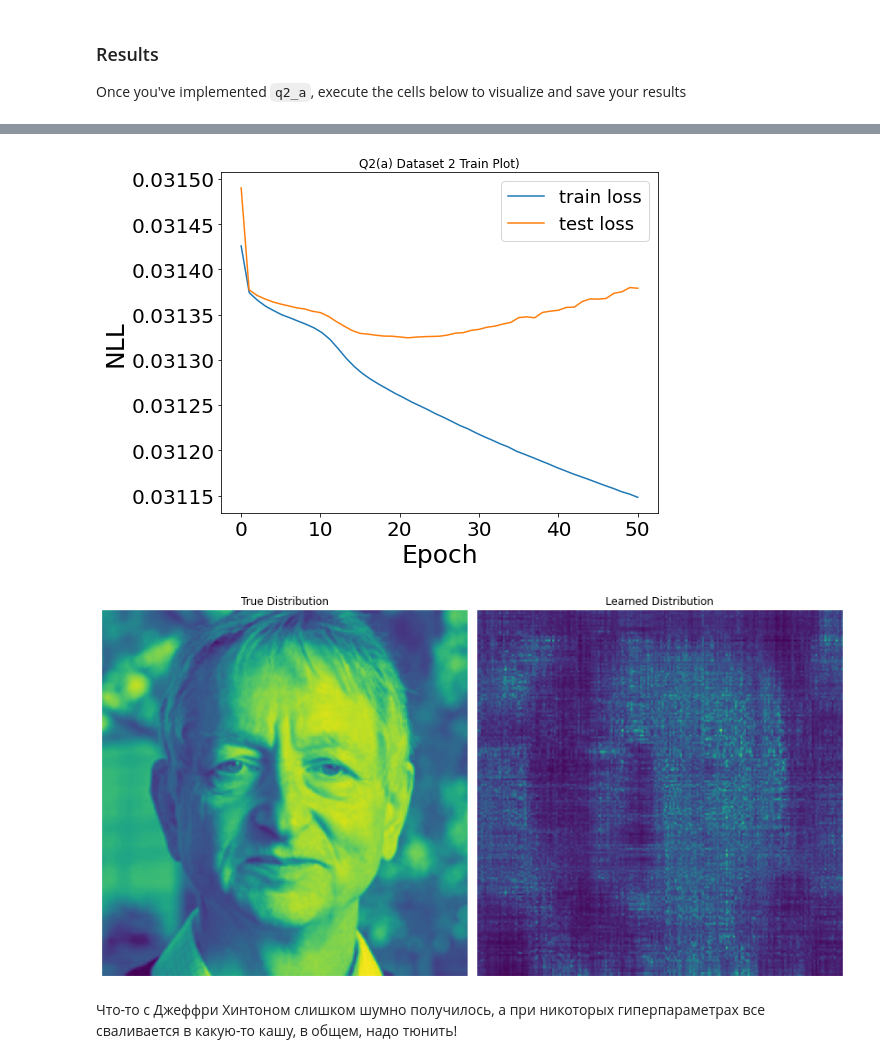
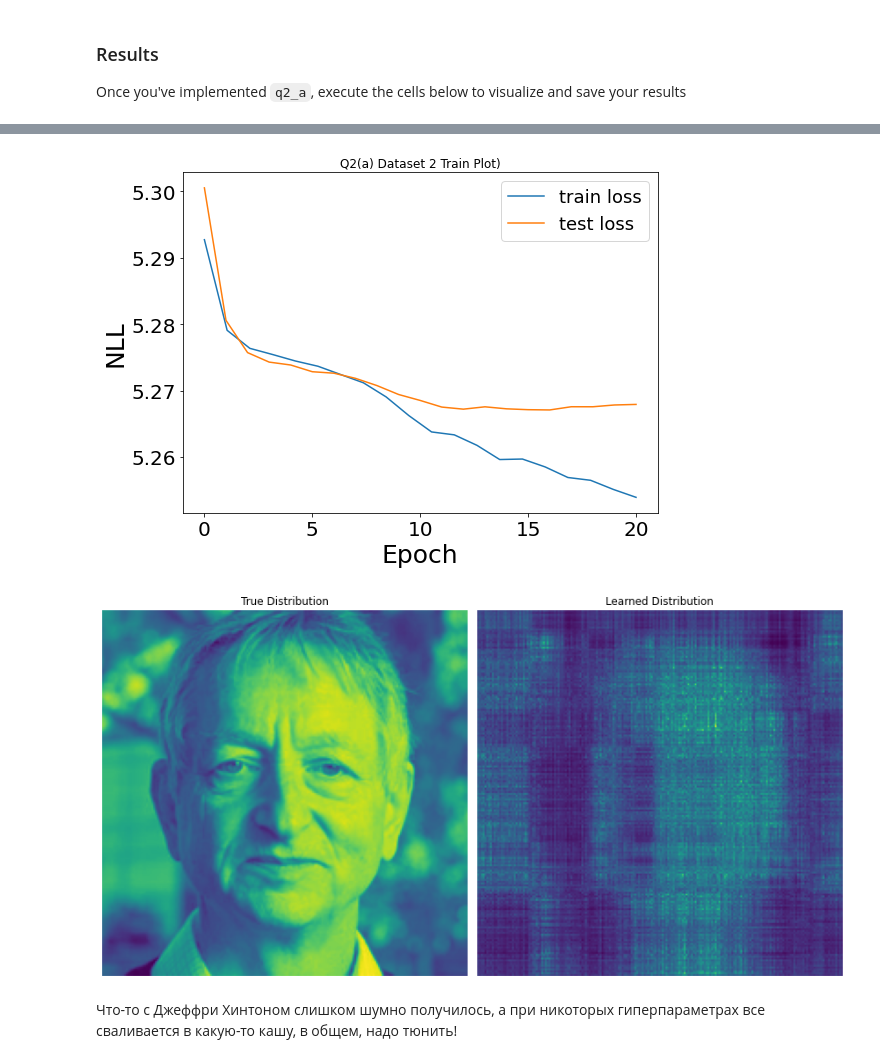
Before and after one commit to breengles/dul_2021, a Jupyter notebook: Homework1_MADE.ipynb, the cells around one changed output, grey strips where cells are left out. Cells and saved outputs as stored; diff of their text form; code cells hidden in the pictures.

```diff
--- a/Homework1_MADE.ipynb
+++ b/Homework1_MADE.ipynb
@@ -69,7 +69,7 @@ def q1_a(train_data, test_data, d, dset_id, epochs=30, lr=1e-3, l2=1e-7, bs=64,
     train = get_dataloader(train_data, bs)
     test = get_dataloader(test_data, bs)
 
-    model = MADE((128, 128, 128), 2, 2, d).to(device)
+    model = MADE((64, 64, 64), 2, 2, d).to(device)
 
     model, train_loss, test_loss = model.fit(train, test, epochs=epochs, lr=lr, l2=l2)
 
@@ -90,3 +91,3 @@ Final Test Loss: 0.1667
 # %%
-q1_save_results(2, 'a', lambda train, test, d, dset_id : q1_a(train, test, d, dset_id, epochs=50, lr=1e-4, l2=0, bs=64))
+q1_save_results(2, 'a', lambda train, test, d, dset_id : q1_a(train, test, d, dset_id, epochs=20, lr=1e-3, l2=1e-7, bs=2048))
 # %% [output]
@@ -94,5 +96,5 @@ Final Test Loss: 0.0314
-[figure, old version]
+[figure, new version]
-[figure, old version]
+[figure, new version]
 # %% [markdown]
 Что-то с Джеффри Хинтоном слишком шумно получилось, а при никоторых гиперпараметрах все сваливается в какую-то кашу, в общем, надо тюнить!
 # %% [markdown]
```
Also changed, not shown: parts of 6 cells of this notebook, 12 other files.
